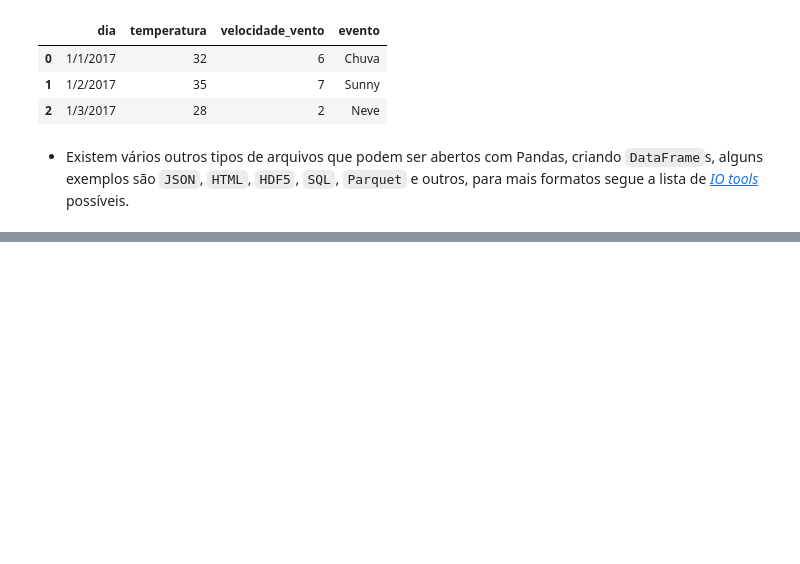
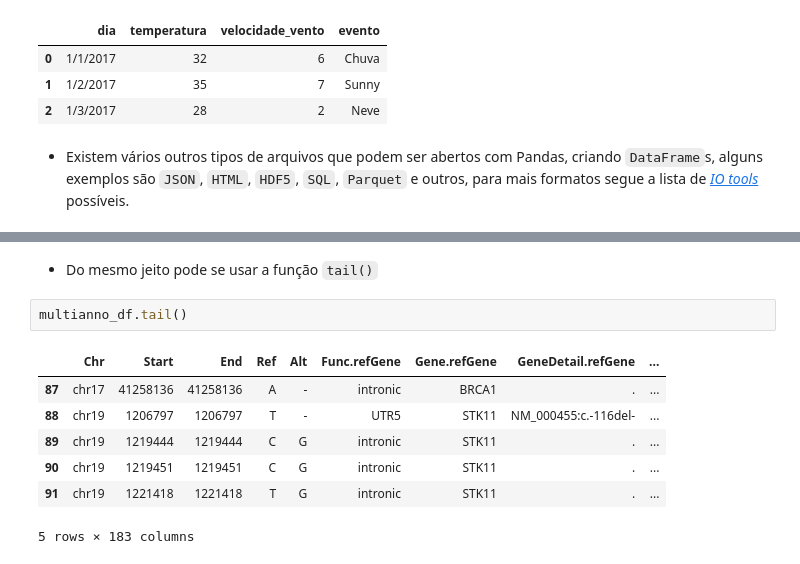
Before and after one commit to genomika/pandas-workshop, a Jupyter notebook: workshop-python_pandas_gnmk.ipynb, the cells around one changed output, grey strips where cells are left out. Drawn from its saved outputs; the diff is of its cells as text; blank space fills up the shorter version.

```diff
--- a/workshop-python_pandas_gnmk.ipynb
+++ b/workshop-python_pandas_gnmk.ipynb
@@ -230,0 +272,12 @@ df
+# %% [markdown]
+* Do mesmo jeito pode se usar a função `tail()`
+# %%
+multianno_df.tail()
+# %% [output]
+|  | Chr | Start | End | Ref | Alt | Func.refGene | Gene.refGene | GeneDetail.refGene | ... |
+| 87 | chr17 | 41258136 | 41258136 | A | - | intronic | BRCA1 | . | ... |
+| 88 | chr19 | 1206797 | 1206797 | T | - | UTR5 | STK11 | NM_000455:c.-116del- | ... |
+| 89 | chr19 | 1219444 | 1219444 | C | G | intronic | STK11 | . | ... |
+| 90 | chr19 | 1219451 | 1219451 | C | G | intronic | STK11 | . | ... |
+| 91 | chr19 | 1221418 | 1221418 | T | G | intronic | STK11 | . | ... |
+5 rows × 183 columns
```
Also changed, not shown: parts of 27 cells of this notebook.
